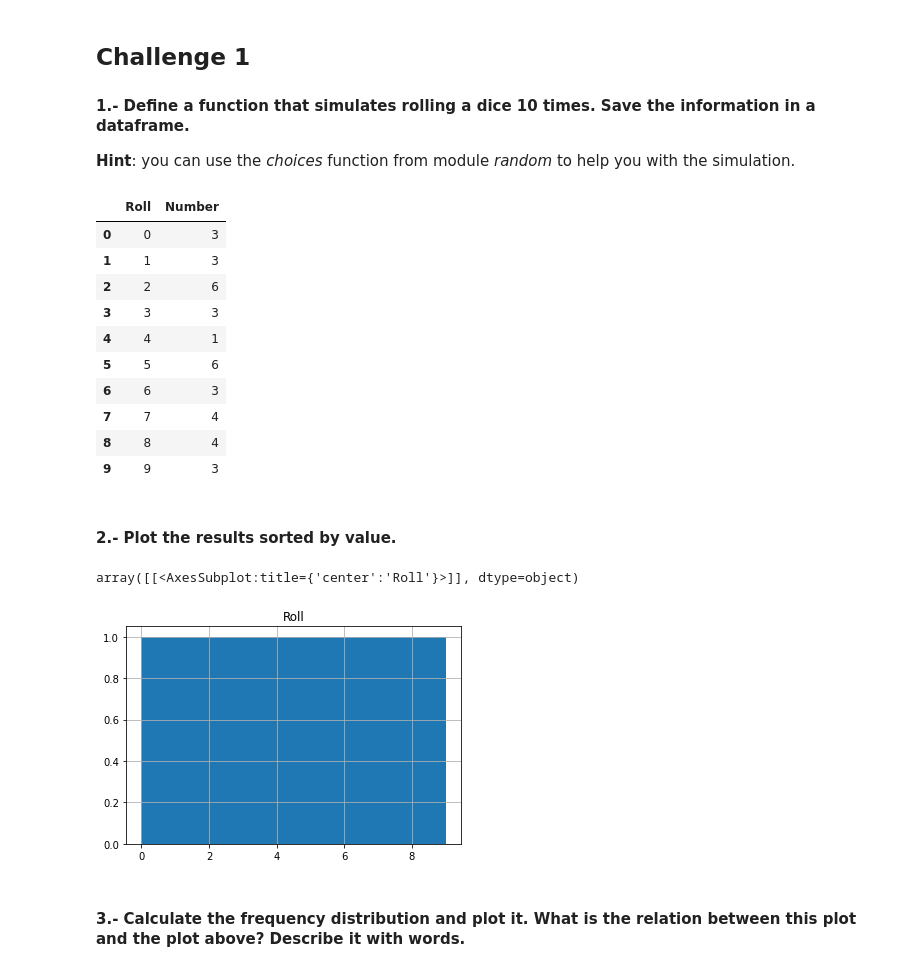
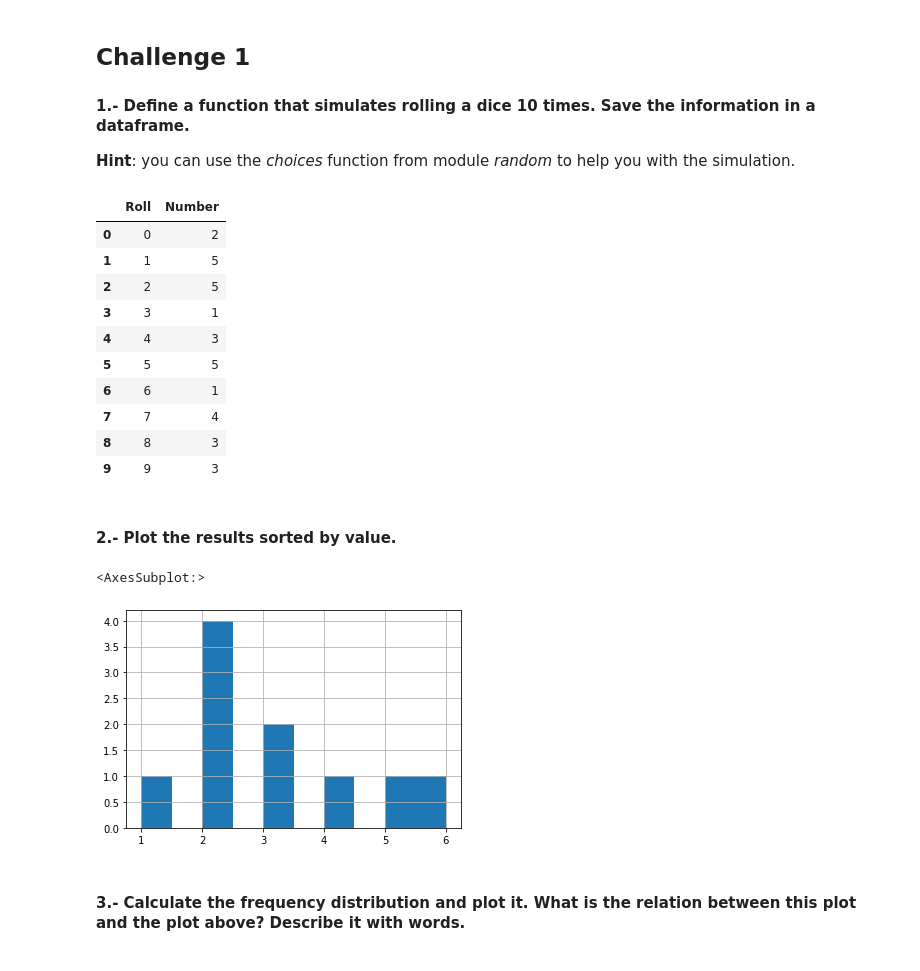
Before and after one commit to Izaskunastrain/ih_datamadpt1121_project_m1, a Jupyter notebook: module-2/understanding-descriptive-stats/your-code/main.ipynb, the cells around one changed output. Cells and saved outputs as stored; diff of their text form; code cells hidden in the pictures.

```diff
--- a/module-2/understanding-descriptive-stats/your-code/main.ipynb
+++ b/module-2/understanding-descriptive-stats/your-code/main.ipynb
@@ -21,27 +22,28 @@ dice_numbers = ['1','2','3','4', '5','6']
 numbers = random.choices(dice_numbers,  k = 10)
 df = pd.DataFrame(numbers).reset_index()
 df.columns=['Roll', 'Number']
+df['Number'] = df['Number'].astype(int)
 df
 # %% [output]
 |  | Roll | Number |
-| 0 | 0 | 3 |
-| 1 | 1 | 3 |
-| 2 | 2 | 6 |
-| 3 | 3 | 3 |
-| 4 | 4 | 1 |
-| 5 | 5 | 6 |
-| 6 | 6 | 3 |
+| 0 | 0 | 2 |
+| 1 | 1 | 5 |
+| 2 | 2 | 5 |
+| 3 | 3 | 1 |
+| 4 | 4 | 3 |
+| 5 | 5 | 5 |
+| 6 | 6 | 1 |
 | 7 | 7 | 4 |
-| 8 | 8 | 4 |
+| 8 | 8 | 3 |
 | 9 | 9 | 3 |
 # %% [markdown]
 #### 2.- Plot the results sorted by value.
 # %%
 # your code here
 df_sorted= df.sort_values(by= 'Number')
-df_sorted.hist()
+df_sorted['Number'].hist()
 # %% [output]
-array([[<AxesSubplot:title={'center':'Roll'}>]], dtype=object)
+<AxesSubplot:>
-[figure, old version]
+[figure, new version]
 # %% [markdown]
 #### 3.- Calculate the frequency distribution and plot it. What is the relation between this plot and the plot above? Describe it with words.
```
Also changed, not shown: parts of 67 cells of this notebook.
